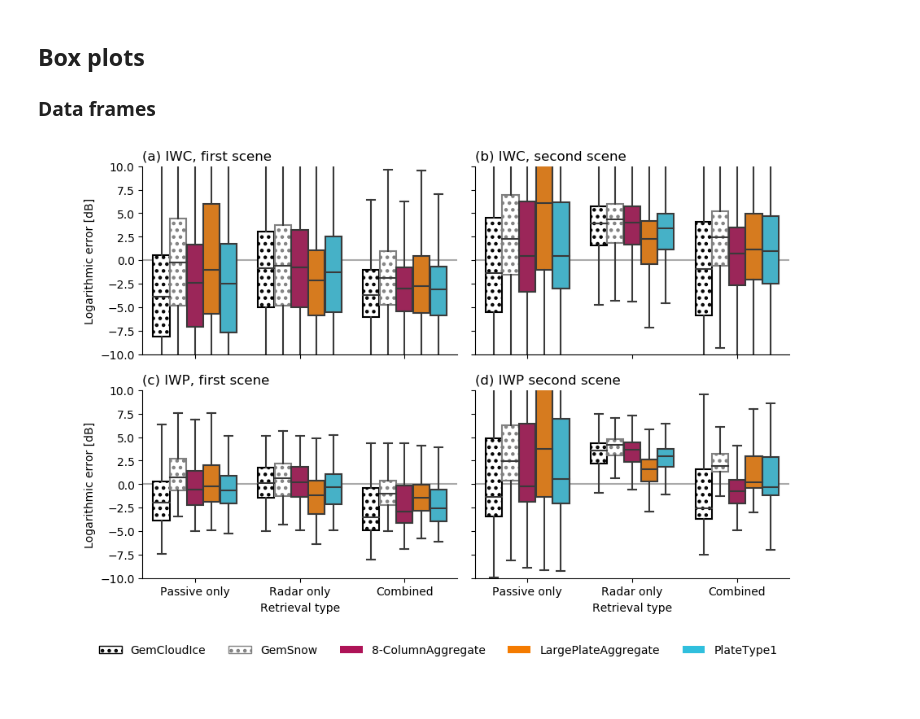
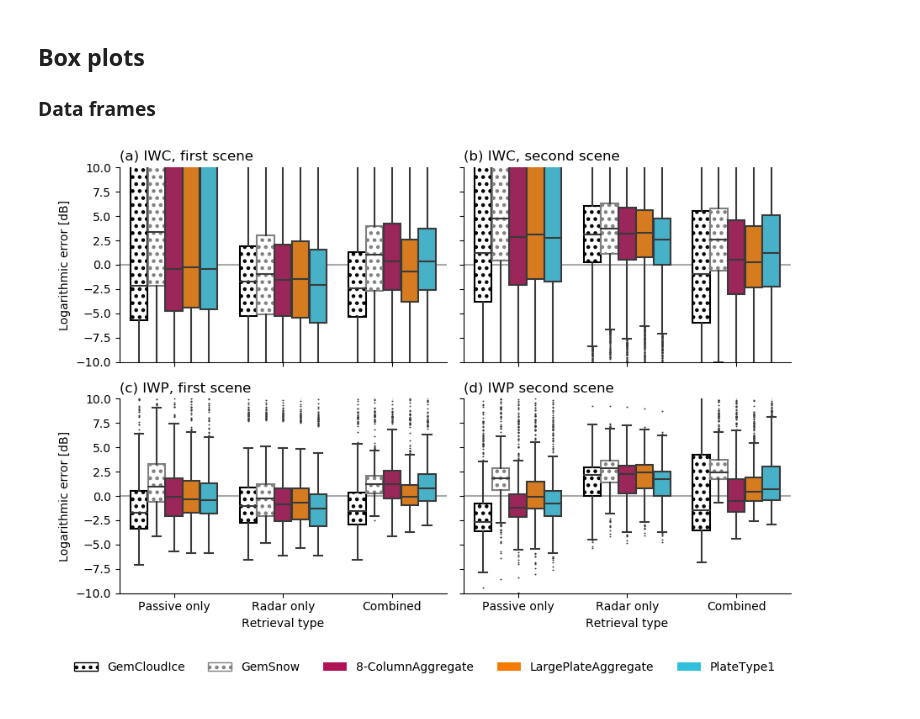
Before and after one commit to simonpf/mcrf, a Jupyter notebook: notebooks/liras/combined_results.ipynb, the cells around one changed output. Cells and saved outputs as stored; diff of their text form; code cells hidden in the pictures.

```diff
--- a/notebooks/liras/combined_results.ipynb
+++ b/notebooks/liras/combined_results.ipynb
@@ -444,3 +429,0 @@ js.shape
-# %%
-for i in range(11):
-    plt.plot(js[400, -i, -30:-9])
@@ -465,8 +429,0 @@ array([[0.00000000e+00, 0.00000000e+00, 0.00000000e+00, ...,
-# %%
-from matplotlib.colors import Normalize
-x = reference_b["lat"]
-y = np.linspace(0, 20, 206)
-for i in range(61):
-    plt.figure()
-    plt.pcolormesh(x, y, np.log10(np.abs(js[:, i, :].T)), norm = Normalize(-6, 2))
-    plt.colorbar()
@@ -676,13 +615,13 @@ for i in range(n):
         method += ["Combined"]
         quantity += ["Total"]
 
-        s, e = 0, 58
+        s, e = 0, 12
         dofs += [np.trace(avk[s : e, s : e])]
         method += ["Combined"]
         quantity += ["Ice, $N_0^*$"]
 
         s = e
-        e = s + 58
+        e = s + 6
         dofs += [np.trace(avk[s : e, s : e])]
         method += ["Combined"]
         quantity += ["Rain, $N_0^*$"]
@@ -694,19 +633,19 @@ for i in range(n):
         quantity += ["Ice, $D_m$"]
 
         s = e
-        e = s + 11
+        e = s + 13
         dofs += [np.trace(avk[s : e, s : e])]
         method += ["Combined"]
         quantity += ["Rain, $D_m$"]
 
         s = e
-        e = s + 11
+        e = s + 21
         dofs += [np.trace(avk[s : e, s : e])]
         method += ["Combined"]
         quantity += ["Water vapor"]
 
         s = e
-        e = s + 8
+        e = s + 9
         dofs += [np.trace(avk[s : e, s : e])]
         method += ["Combined"]
         quantity += ["Cloud water"]
@@ -725,13 +664,13 @@ for i in range(n):
         method += ["Radar only"]
         quantity += ["Total"]
 
-        s, e = 0, 58
+        s, e = 0, 12
         dofs += [np.trace(avk[s : e, s : e])]
         method += ["Radar only"]
         quantity += ["Ice, $N_0^*$"]
 
         s = e
-        e = s + 58
+        e = s + 6
         dofs += [np.trace(avk[s : e, s : e])]
         method += ["Radar only"]
         quantity += ["Rain, $N_0^*$"]
@@ -743,19 +682,15 @@ for i in range(n):
         quantity += ["Ice, $D_m$"]
 
         s = e
-        e = s + 11
+        e = s + 13
         dofs += [np.trace(avk[s : e, s : e])]
         method += ["Radar only"]
         quantity += ["Rain, $D_m$"]
 
-        s = e
-        e = s + 11
         dofs += [0]
         method += ["Radar only"]
         quantity += ["Water vapor"]
 
-        s = e
-        e = s + 8
         dofs += [0]
         method += ["Radar only"]
         quantity += ["Cloud water"]
@@ -767,24 +702,24 @@ for i in range(n):
     #
 
     avk = avk_b_po[i]
-    if not np.any(avk.mask):
+    if (not np.any(avk.mask)) and np.all(avk.diagonal() >= 0.0):
         dofs += [np.trace(avk)]
         method += ["Passive only"]
         quantity += ["Total"]
 
-        s, e = 0, 3
+        s, e = 0, 5
         dofs += [np.trace(avk[s : e, s : e])]
         method += ["Passive only"]
         quantity += ["Ice, $N_0^*$"]
 
         s = e
-        e = s + 3
+        e = s + 6
         dofs += [np.trace(avk[s : e, s : e])]
         method += ["Passive only"]
         quantity += ["Rain, $N_0^*$"]
 
         s = e
-        e = s + 9
+        e = s + 6
         dofs += [np.trace(avk[s : e, s : e])]
         method += ["Passive only"]
         quantity += ["Ice, $D_m$"]
@@ -802,7 +737,7 @@ for i in range(n):
         quantity += ["Water vapor"]
 
         s = e
-        e = s + 8
+        e = s + 7
         dofs += [np.trace(avk[s : e, s : e])]
         method += ["Passive only"]
         quantity += ["Cloud water"]
@@ -1371,8 +1216,8 @@ colors = {"GemCloudIce" : "white",
 
 order = ["GemCloudIce", "GemSnow", "8-ColumnAggregate", "LargePlateAggregate", "PlateType1"]
 fg = sns.catplot(x = "Retrieval type", y = "Error", hue = "Particle name", col = "Scene",
-                 data = data, row = "Quantity", kind = "box", showfliers = False,
-                 palette = colors, hue_order = order, aspect = 1.5, height = 3, legend= False)
+                 data = data, row = "Quantity", kind = "box", showfliers = True, fliersize = 0.5,
+                 palette = colors, hue_order = order, aspect = 1.5, height = 3, legend= False, whis = 1.5)
 
 titles = [["(a) IWC, first scene", "(b) IWC, second scene"],
           ["(c) IWP, first scene", "(d) IWP second scene"]]
@@ -1383,31 +1228,31 @@ for i in range(2):
         for k, artist in enumerate(ax.artists):
             if (k % 5) == 0:
                 artist.set_hatch(hatch)
                 artist.set_edgecolor("k")
             if (k % 5) == 1:
                 artist.set_hatch(hatch)
                 artist.set_edgecolor("grey")
 
         if j == 0:
             ax.set_ylabel("Logarithmic error [dB]")
 
         ax.axhline(0.0, c = "darkgrey", ls = "-", zorder = -2)
         ax.set_title("")
         ax.set_title(titles[i][j], loc = "left")
 
 
 #legend
 handles = [patches.Patch(facecolor = colors["GemCloudIce"], edgecolor = "k", hatch = hatch, label = "GemCloudIce"),
            patches.Patch(facecolor = colors["GemSnow"], edgecolor = "grey", hatch = hatch, label = "GemSnow"),
            patches.Patch(facecolor = colors["8-ColumnAggregate"], label = "8-ColumnAggregate"),
            patches.Patch(facecolor = colors["LargePlateAggregate"], label = "LargePlateAggregate"),
            patches.Patch(facecolor = colors["PlateType1"], label = "PlateType1")]
 labels = list(colors.keys())
 
 lax = plt.axes([0.0, -0.1, 1.0, 0.1])
 lax.legend(labels = labels, handles = handles, loc = "center", ncol = 5, frameon = False)
 lax.set_axis_off()
 plt.tight_layout()
 plt.gcf().savefig("../../plots/results_box.pdf", bbox_inches = "tight")
 # %% [output]
-[figure, old version]
+[figure, new version]
```
Also changed, not shown: parts of 22 cells of this notebook, 21 other files.
